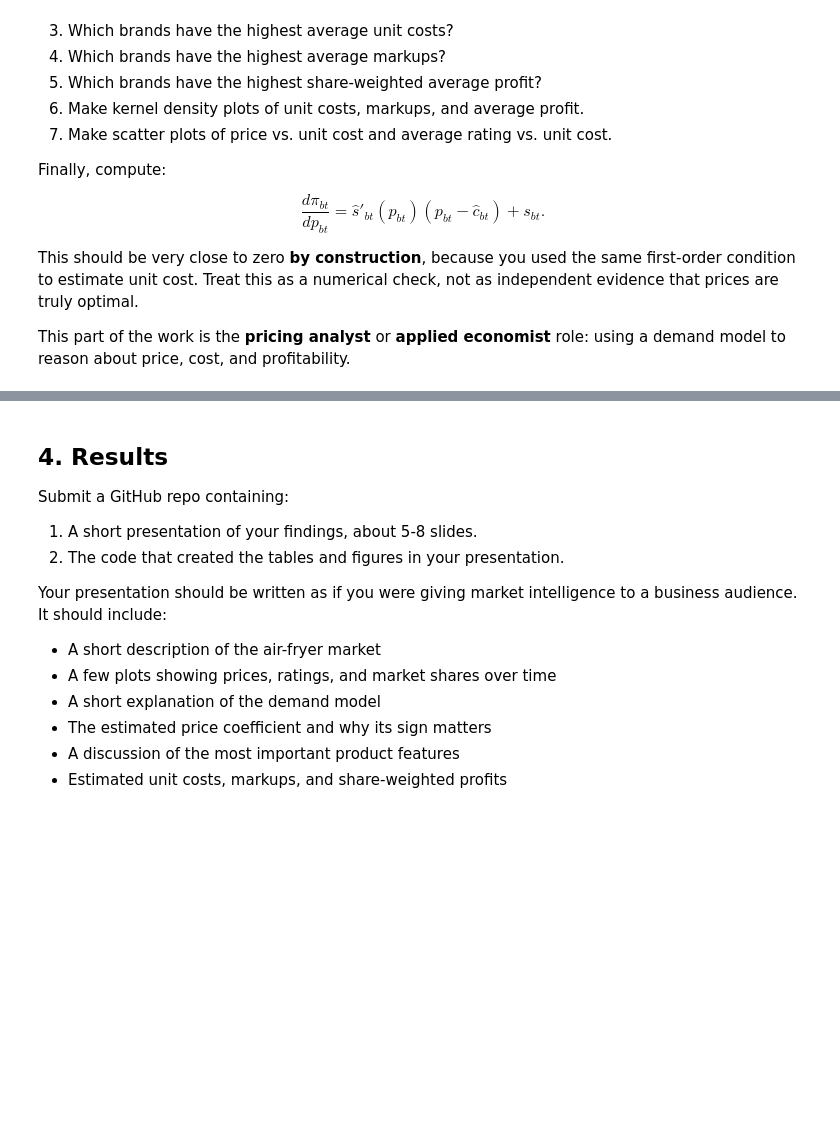
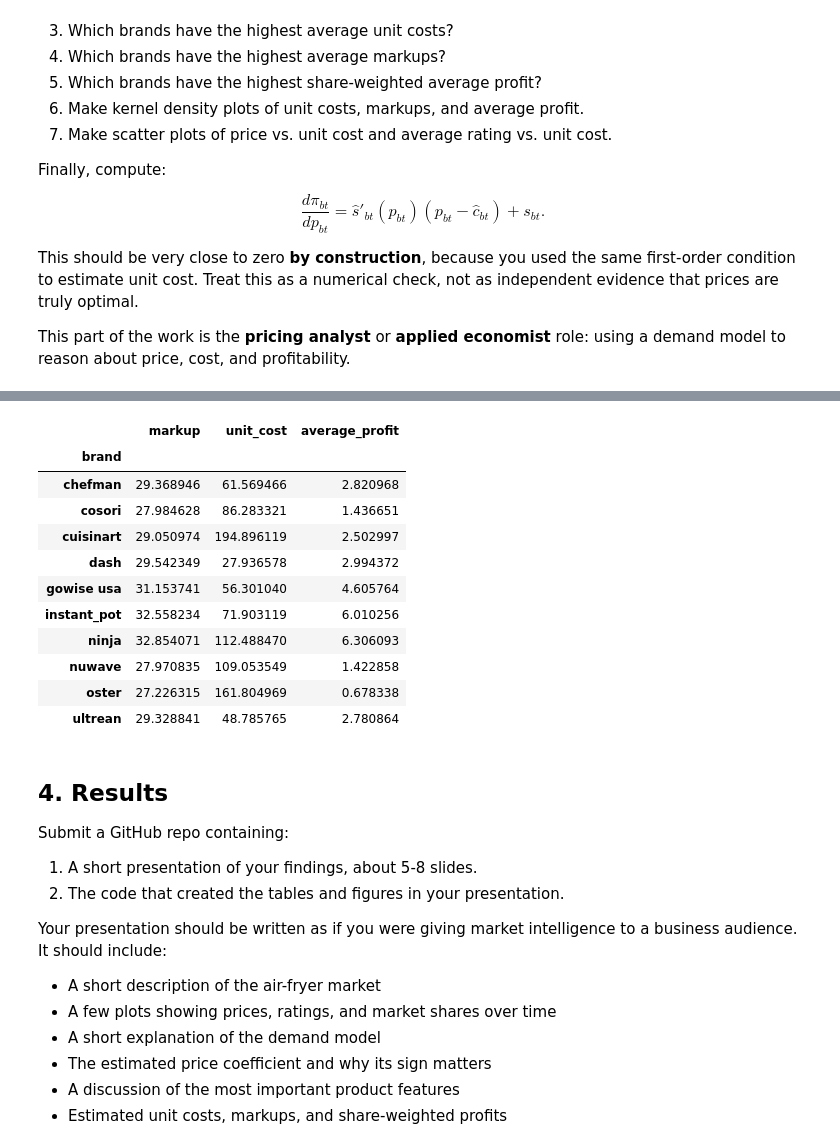
Before and after one commit to clairicelou/air_fryers, a Jupyter notebook: Analytics_Final_demand_estimation_lab.ipynb, the cells around one changed output, grey strips where cells are left out. Saved outputs shown, nothing was run; the diff lists cells and outputs as text; code cells hidden in the pictures; blank space fills up the shorter version.

```diff
--- a/Analytics_Final_demand_estimation_lab.ipynb
+++ b/Analytics_Final_demand_estimation_lab.ipynb
@@ -192,3 +258,18 @@ $$
 This should be very close to zero **by construction**, because you used the same first-order condition to estimate unit cost. Treat this as a numerical check, not as independent evidence that prices are truly optimal.
 
 This part of the work is the **pricing analyst** or **applied economist** role: using a demand model to reason about price, cost, and profitability.
+# %%
+price_coef = coef_table.loc[coef_table["feature"] == "avg_price", "coefficient"].iloc[0]
+print("Estimated price coefficient:", price_coef)
+
+results = df.copy()
+results["predicted_log_share"] = predicted_log_share
+results["demand_slope"] = price_coef * results["brand_share"] * (1 - results["brand_share"])
+results["unit_cost"] = results["avg_price"] + results["brand_share"] / results["demand_slope"]
+results["markup"] = results["avg_price"] - results["unit_cost"]
+results["average_profit"] = results["brand_share"] * results["markup"]
+results["profit_derivative"] = (
+    results["demand_slope"] * results["markup"] + results["brand_share"]
+)
+
+print(results[["unit_cost", "markup", "average_profit", "profit_derivative"]].describe())
@@ -195,3 +287,23 @@ This part of the work is the **pricing analyst** or **applied economist** role:
+# %%
+results[[
+    'brand',
+    'markup',
+    'unit_cost',
+    'average_profit',
+]].groupby('brand').mean()
+# %% [output]
+|  | markup | unit_cost | average_profit |
+| brand |  |  |  |
+| chefman | 29.368946 | 61.569466 | 2.820968 |
+| cosori | 27.984628 | 86.283321 | 1.436651 |
+| cuisinart | 29.050974 | 194.896119 | 2.502997 |
+| dash | 29.542349 | 27.936578 | 2.994372 |
+| gowise usa | 31.153741 | 56.301040 | 4.605764 |
+| instant_pot | 32.558234 | 71.903119 | 6.010256 |
+| ninja | 32.854071 | 112.488470 | 6.306093 |
+| nuwave | 27.970835 | 109.053549 | 1.422858 |
+| oster | 27.226315 | 161.804969 | 0.678338 |
+| ultrean | 29.328841 | 48.785765 | 2.780864 |
 # %% [markdown]
 ## 4. Results
 
```
Also changed, not shown: parts of 3 cells of this notebook.
